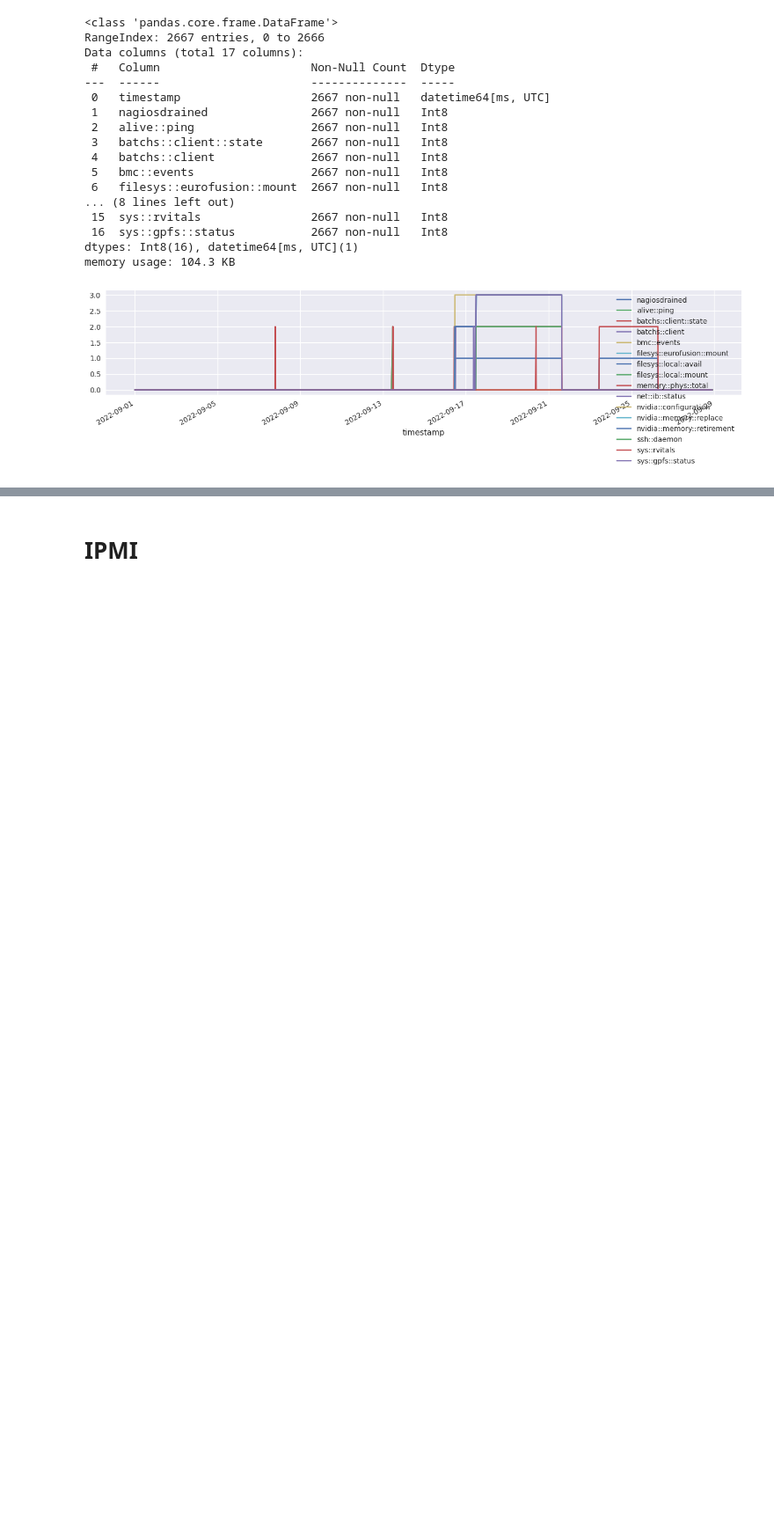
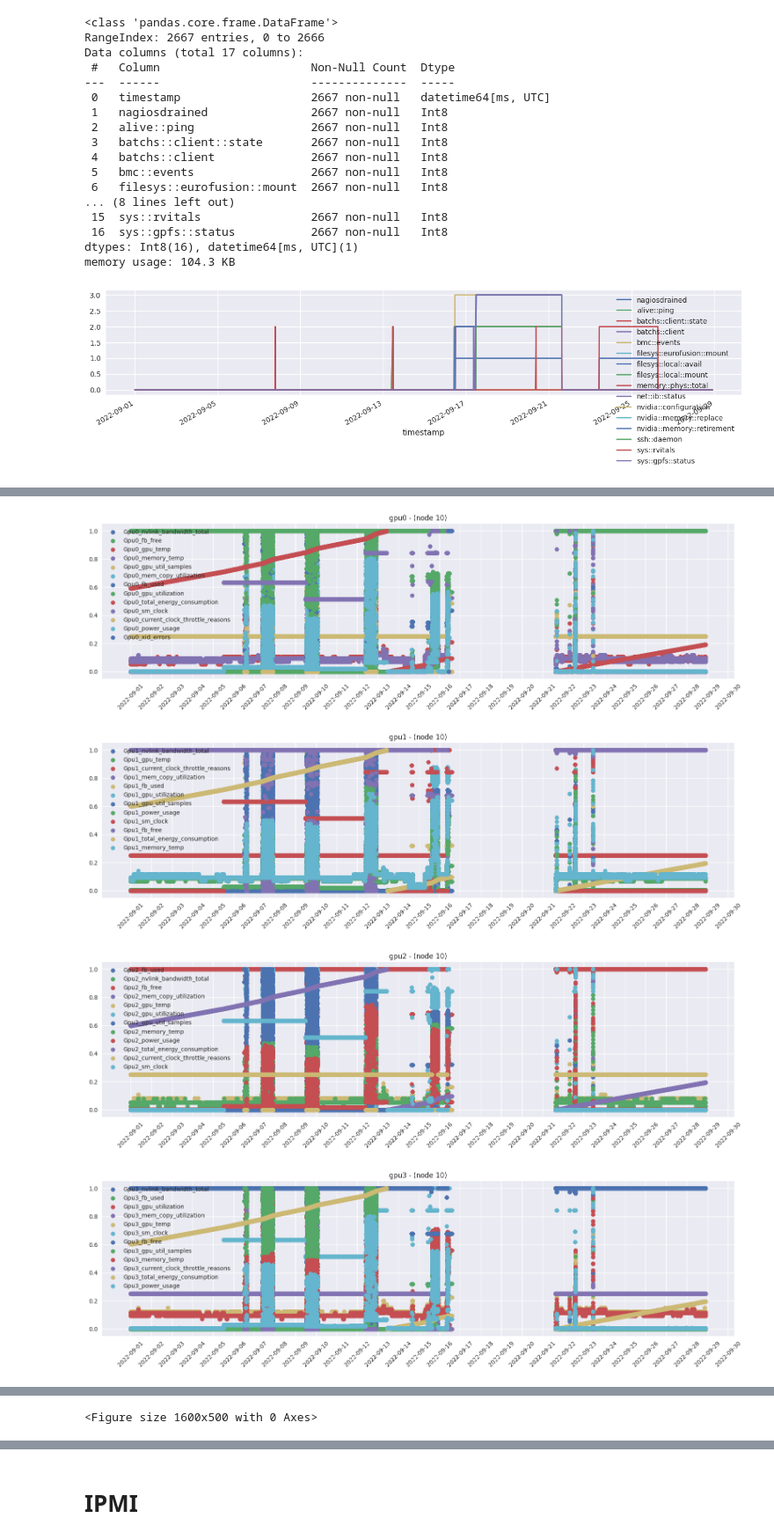
Before and after one commit to RiccardoEvangelisti/Anomaly-Detection, a Jupyter notebook: Data_Visualization.ipynb, the cells around one changed output, grey strips where cells are left out. Shown at 88% size. Cells and saved outputs as stored; diff of their text form; code cells hidden in the pictures; blank space fills up the shorter version.

```diff
--- a/Data_Visualization.ipynb
+++ b/Data_Visualization.ipynb
@@ -66,10 +66,12 @@ def metrics_description(plugin):
         print("\tdtype:", client.dtype_per_metric[metric])
         print("\ttags:", client.tags_per_metric[metric])
     print("----------------------------------------------------------------")
+    non_numerical = list(metric for metric in client.metrics_per_plugin[plugin] if metric in filtered_dict.keys())
     print(
         "NON NUMERICAL METRICS:",
-        list(metric for metric in client.metrics_per_plugin[plugin] if metric in filtered_dict.keys()),
+        non_numerical,
     )
+    return non_numerical
 # %% [markdown]
 # Nodes with the most data available
 # %%
@@ -400,0 +416,12 @@ memory usage: 369.4+ MB
+# %%
+# Remove non numerical metrics (since they've one value only)
+df_ganglia = df_ganglia.loc[~df_ganglia["metric"].isin(non_numerical_features)]
+# %%
+# Remove metrics that don't change in value
+to_remove = []
+for metric in df_ganglia["metric"].sort_values().unique():
+    df_temp = df_ganglia.loc[df_ganglia["metric"] == metric]
+    if (df_temp["value"] == df_temp["value"].tolist()[0]).all():
+        to_remove.append(metric)
+
+df_ganglia = df_ganglia.loc[~df_ganglia["metric"].isin(to_remove)]
@@ -421,32 +451,37 @@ if DISPLAY_GRAPHS:
 # %%
 from sklearn.preprocessing import MinMaxScaler
 
 if DISPLAY_GRAPHS:
     for metric_name, val in ganglia_metrics_dict.items():
         _, axes = plt.subplots(figsize=(16, 5))
         empty = True
         for met in val:
             df_metric = df_ganglia.loc[df_ganglia["metric"] == met][["timestamp", "value"]]
 
             # Remove metrics with unmuted values
-            if (df_metric["value"] == df_metric["value"].tolist()[0]).all():
-                continue
+            # if (df_metric["value"] == df_metric["value"].tolist()[0]).all():
+            #     continue
 
             # Remove metrics non numerical
-            if ~df_metric["value"].apply(lambda x: pd.to_numeric(x, errors="coerce")).notnull().all():
-                continue
+            # if ~df_metric["value"].apply(lambda x: pd.to_numeric(x, errors="coerce")).notnull().all():
+            #     continue
 
             empty = False
 
             # Scaling for plotting
             df_metric["value"] = MinMaxScaler().fit_transform(df_metric[["value"]].astype(float))
             axes.scatter(df_metric["timestamp"], df_metric["value"], label=met)
             axes.set_title("{} - (node {})".format(metric_name, NODE_SELECTED))
             axes.set_xticks(xticks_days)
             axes.legend(loc="upper left")
             axes.tick_params(axis="x", labelrotation=45)
 
         if empty:
             axes.remove()
         plt.tight_layout()
         plt.show()
+# %% [output]
+[figure, added]
+[figure, added]
+[figure, added]
+[figure, added]
@@ -452,0 +492 @@ if DISPLAY_GRAPHS:
+<Figure size 1600x500 with 0 Axes>
```
Also changed, not shown: parts of 15 cells of this notebook.
